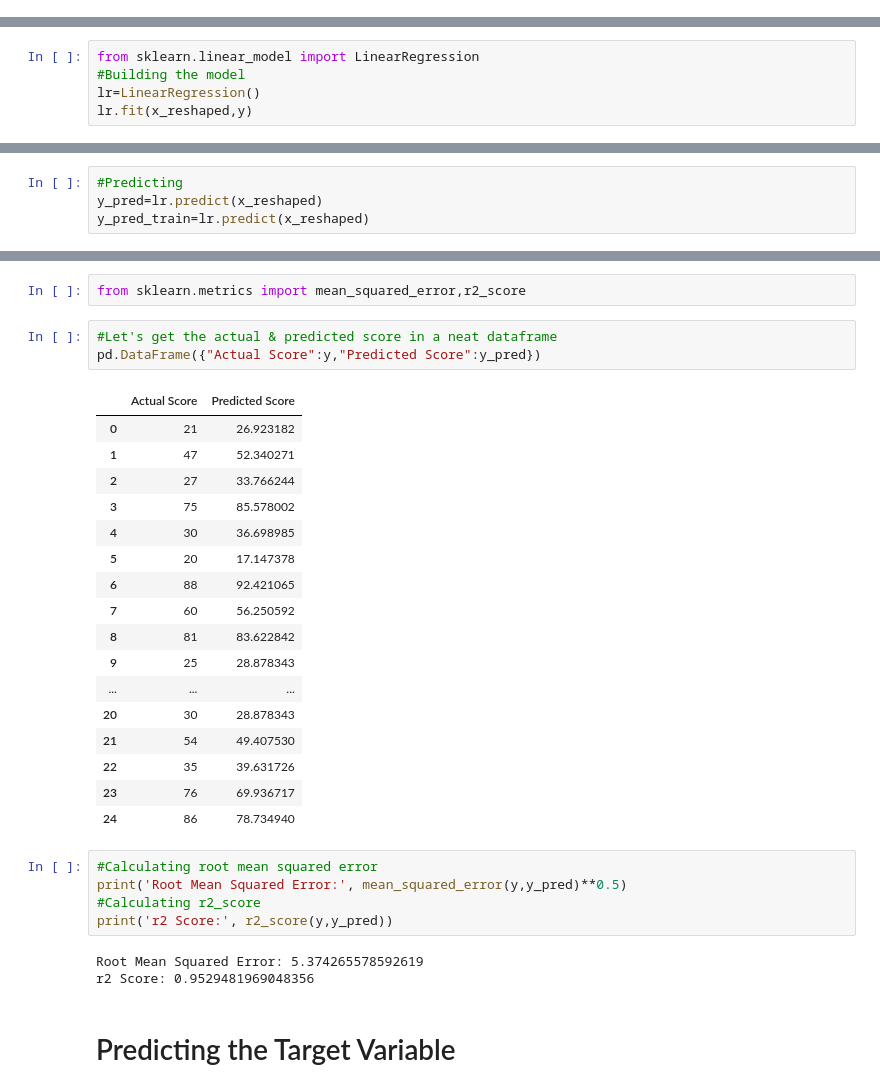
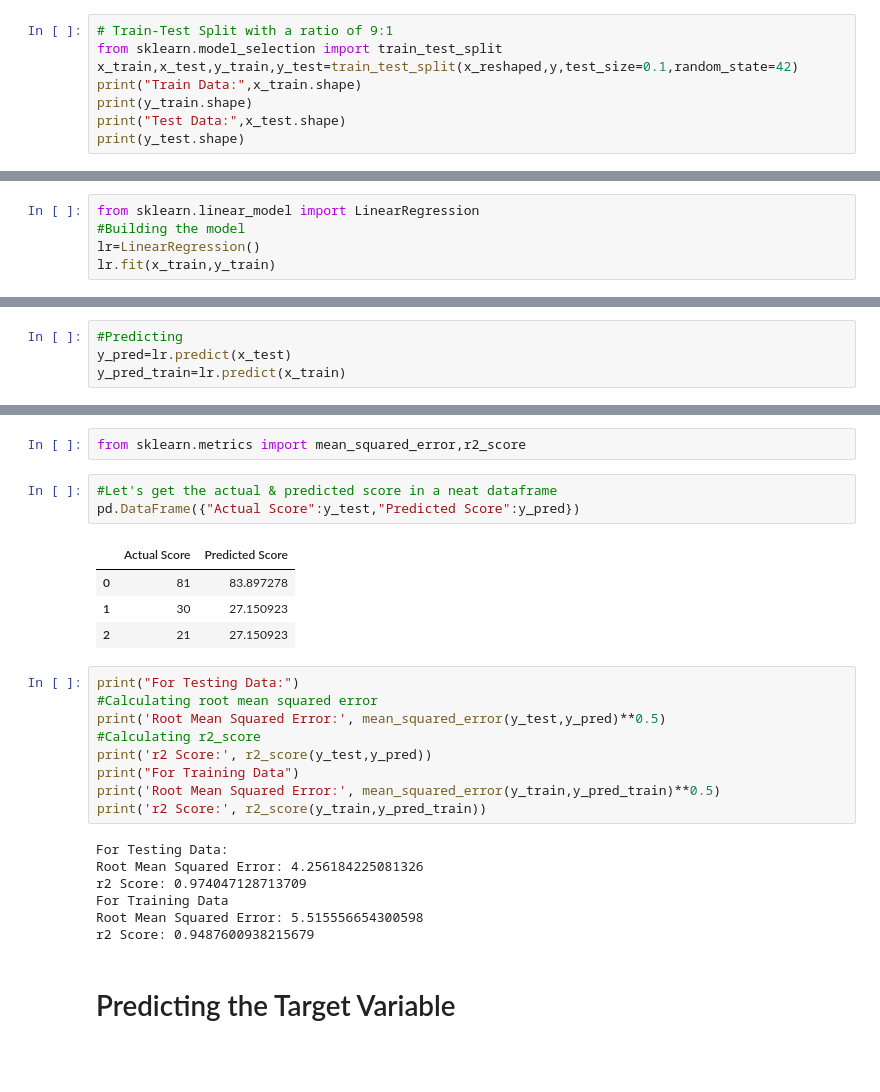
Before and after one commit to akanshya/The-Sparks-Foundation-Internship-Tasks, a Jupyter notebook: Task 1/Task 1- PredictingScores.ipynb, the cells around one changed output, grey strips where cells are left out. Saved outputs shown, nothing was run; the diff lists cells and outputs as text; blank space fills up the shorter version.

```diff
--- a/Task 1/Task 1- PredictingScores.ipynb
+++ b/Task 1/Task 1- PredictingScores.ipynb
@@ -100,0 +112,8 @@ x_reshaped=x.reshape(-1,1)
+# %%
+# Train-Test Split with a ratio of 9:1
+from sklearn.model_selection import train_test_split
+x_train,x_test,y_train,y_test=train_test_split(x_reshaped,y,test_size=0.1,random_state=42)
+print("Train Data:",x_train.shape)
+print(y_train.shape)
+print("Test Data:",x_test.shape)
+print(y_test.shape)
@@ -104,13 +128,13 @@ x_reshaped=x.reshape(-1,1)
 from sklearn.linear_model import LinearRegression
 #Building the model
 lr=LinearRegression()
-lr.fit(x_reshaped,y)
+lr.fit(x_train,y_train)
 # %% [output]
 LinearRegression()
 # %%
 #Predicting
-y_pred=lr.predict(x_reshaped)
-y_pred_train=lr.predict(x_reshaped)
+y_pred=lr.predict(x_test)
+y_pred_train=lr.predict(x_train)
 # %% [markdown]
 # Plotting the model- best fit line
 # %%
@@ -130,33 +164,28 @@ plt.show()
 from sklearn.metrics import mean_squared_error,r2_score
 # %%
 #Let's get the actual & predicted score in a neat dataframe
-pd.DataFrame({"Actual Score":y,"Predicted Score":y_pred})
+pd.DataFrame({"Actual Score":y_test,"Predicted Score":y_pred})
 # %% [output]
 |  | Actual Score | Predicted Score |
-| 0 | 21 | 26.923182 |
-| 1 | 47 | 52.340271 |
-| 2 | 27 | 33.766244 |
-| 3 | 75 | 85.578002 |
-| 4 | 30 | 36.698985 |
-| 5 | 20 | 17.147378 |
-| 6 | 88 | 92.421065 |
-| 7 | 60 | 56.250592 |
-| 8 | 81 | 83.622842 |
-| 9 | 25 | 28.878343 |
-| ... | ... | ... |
-| 20 | 30 | 28.878343 |
-| 21 | 54 | 49.407530 |
-| 22 | 35 | 39.631726 |
-| 23 | 76 | 69.936717 |
-| 24 | 86 | 78.734940 |
+| 0 | 81 | 83.897278 |
+| 1 | 30 | 27.150923 |
+| 2 | 21 | 27.150923 |
 # %%
+print("For Testing Data:")
 #Calculating root mean squared error
-print('Root Mean Squared Error:', mean_squared_error(y,y_pred)**0.5)
+print('Root Mean Squared Error:', mean_squared_error(y_test,y_pred)**0.5)
 #Calculating r2_score
-print('r2 Score:', r2_score(y,y_pred))
+print('r2 Score:', r2_score(y_test,y_pred))
+print("For Training Data")
+print('Root Mean Squared Error:', mean_squared_error(y_train,y_pred_train)**0.5)
+print('r2 Score:', r2_score(y_train,y_pred_train))
 # %% [output]
-Root Mean Squared Error: 5.374265578592619
-r2 Score: 0.9529481969048356
+For Testing Data:
+Root Mean Squared Error: 4.256184225081326
+r2 Score: 0.974047128713709
+For Training Data
+Root Mean Squared Error: 5.515556654300598
+r2 Score: 0.9487600938215679
 # %% [markdown]
 # Predicting the Target Variable
 # %%
```
Also changed, not shown: parts of 12 cells of this notebook.
